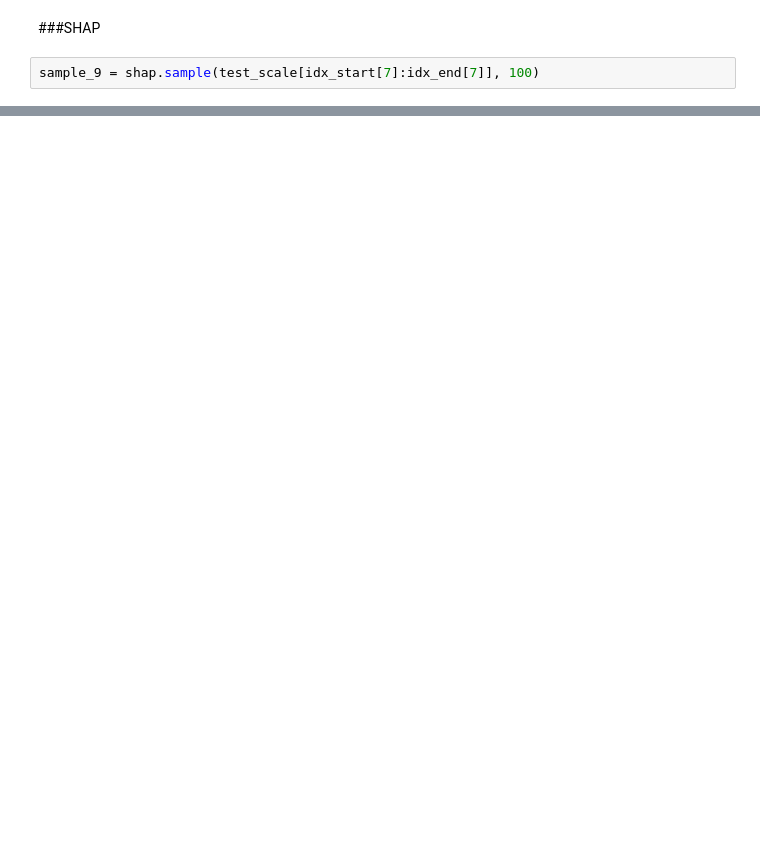
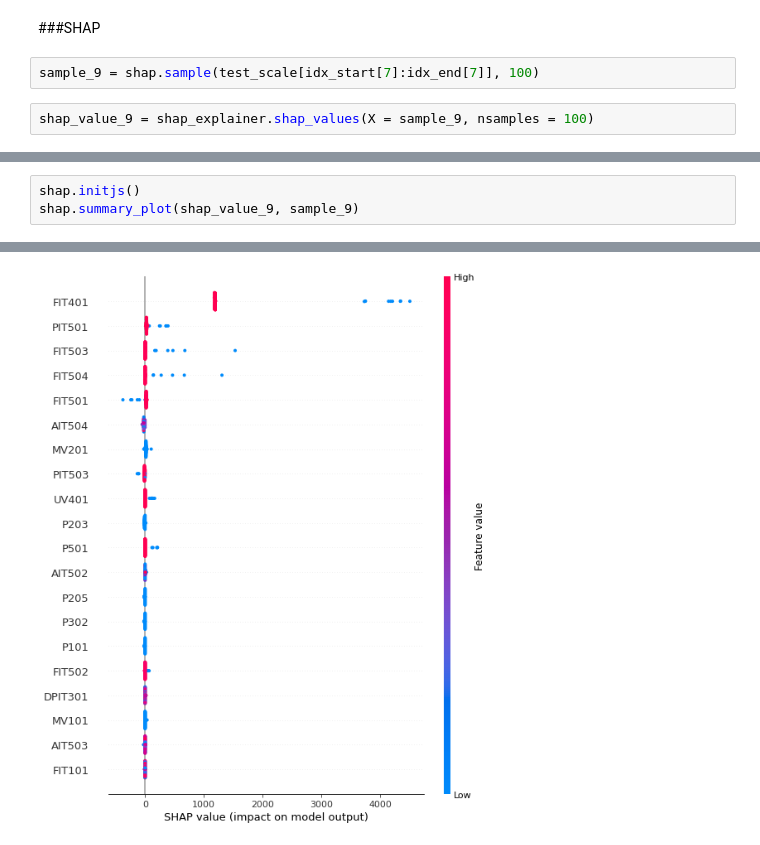
Before and after one commit to Geebigib/Explainable-Anomaly-detection-In-ICS, a Jupyter notebook: Neural_Base_Model.ipynb, the cells around one changed output, grey strips where cells are left out. Saved outputs shown, nothing was run; the diff lists cells and outputs as text; blank space fills up the shorter version.

```diff
--- a/Neural_Base_Model.ipynb
+++ b/Neural_Base_Model.ipynb
@@ -553,3 +605,5 @@ model can detect the anomaly point
 ###SHAP
 # %%
 sample_9 = shap.sample(test_scale[idx_start[7]:idx_end[7]], 100)
+# %%
+shap_value_9 = shap_explainer.shap_values(X = sample_9, nsamples = 100)
@@ -555,0 +628,4 @@ sample_9 = shap.sample(test_scale[idx_start[7]:idx_end[7]], 100)
+# %%
+shap.initjs()
+shap.summary_plot(shap_value_9, sample_9)
+# %% [output]
@@ -555,0 +633 @@ sample_9 = shap.sample(test_scale[idx_start[7]:idx_end[7]], 100)
+[figure, added]
```
Also changed, not shown: parts of 28 cells of this notebook.
